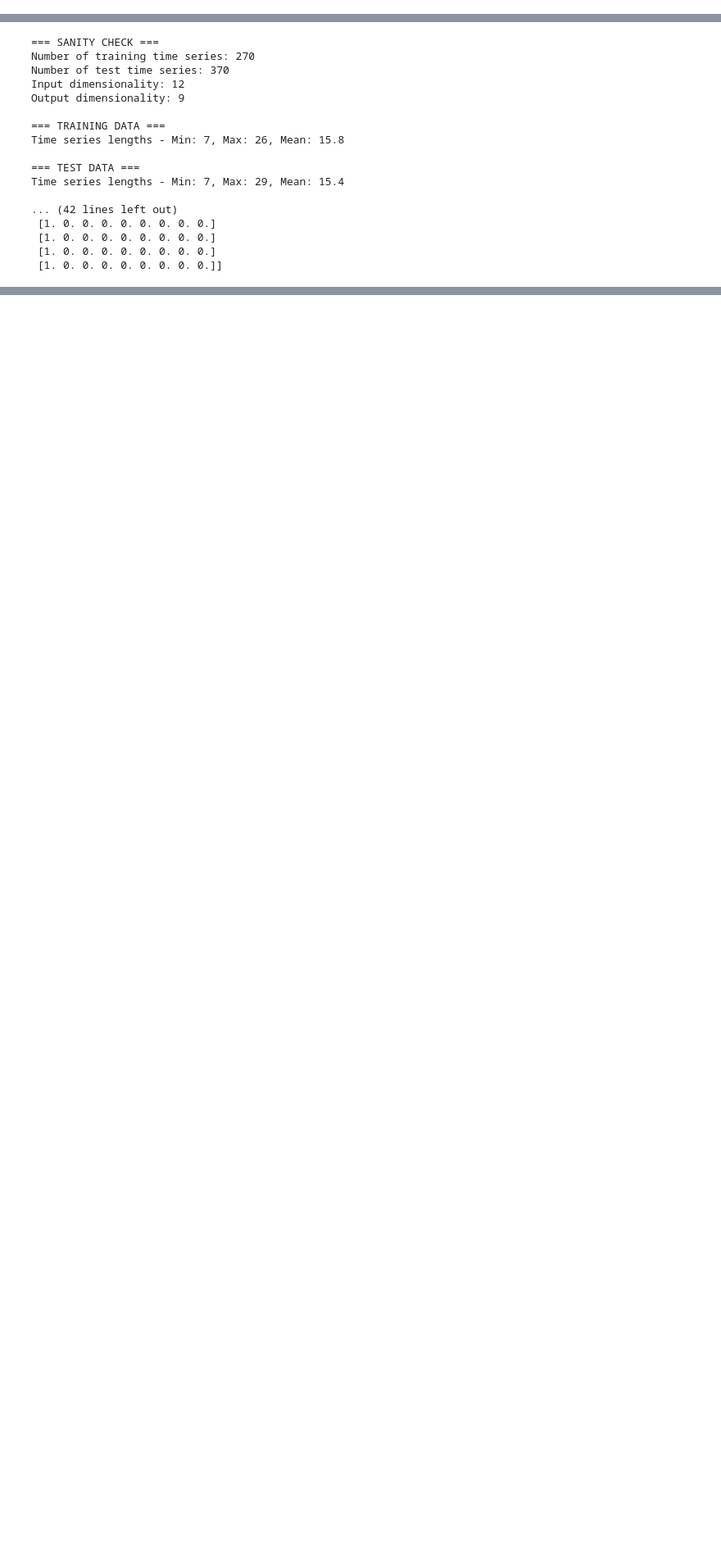
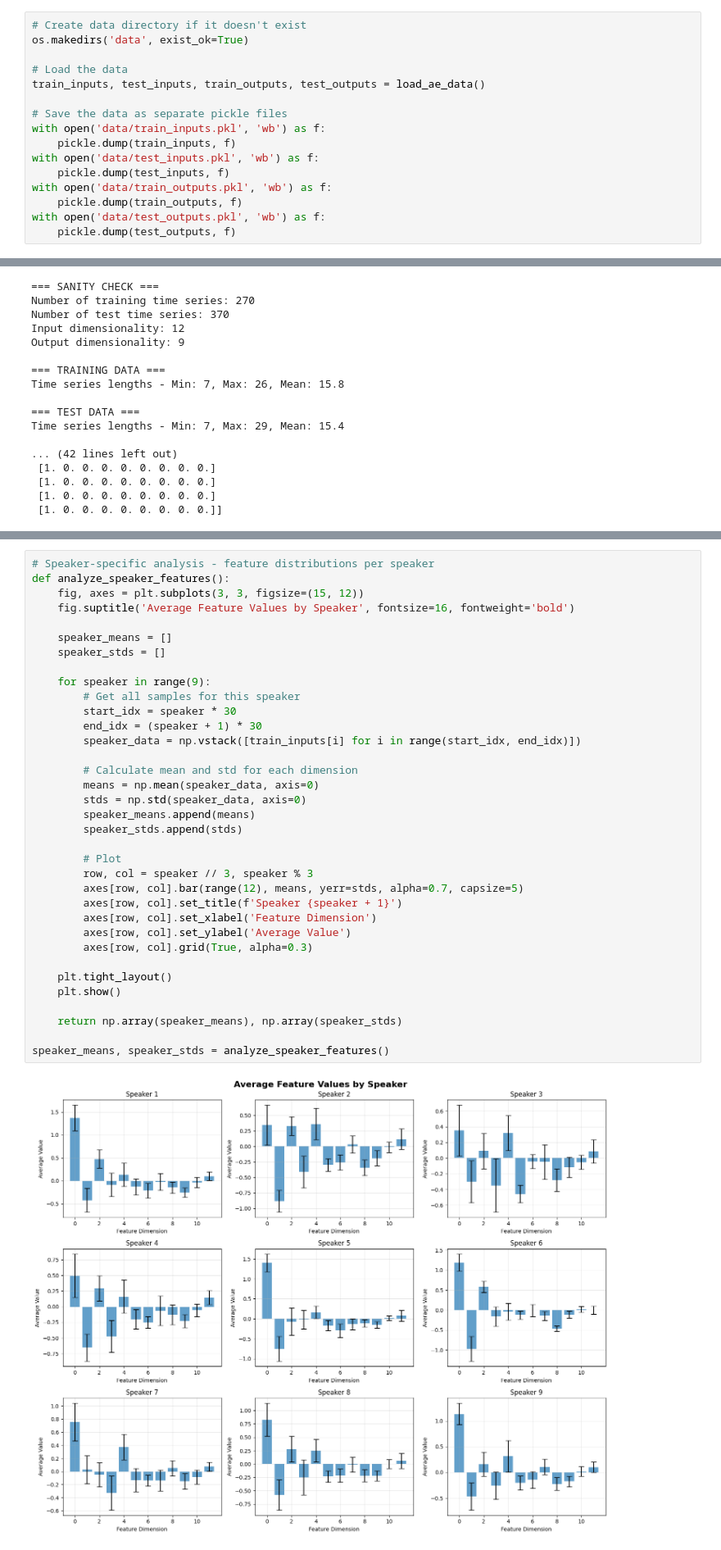
Before and after one commit to NikiLalev/advanced_ml_project, a Jupyter notebook: niki_EDA.ipynb, the cells around one changed output, grey strips where cells are left out. Shown at 82% size. Cells and saved outputs as stored; diff of their text form; blank space fills up the shorter version.

```diff
--- a/niki_EDA.ipynb
+++ b/niki_EDA.ipynb
@@ -95,0 +101,16 @@ train_inputs, test_inputs, train_outputs, test_outputs = load_ae_data()
+# %%
+# Create data directory if it doesn't exist
+os.makedirs('data', exist_ok=True)
+
+# Load the data
+train_inputs, test_inputs, train_outputs, test_outputs = load_ae_data()
+
+# Save the data as separate pickle files
+with open('data/train_inputs.pkl', 'wb') as f:
+    pickle.dump(train_inputs, f)
+with open('data/test_inputs.pkl', 'wb') as f:
+    pickle.dump(test_inputs, f)
+with open('data/train_outputs.pkl', 'wb') as f:
+    pickle.dump(train_outputs, f)
+with open('data/test_outputs.pkl', 'wb') as f:
+    pickle.dump(test_outputs, f)
@@ -243,0 +318,37 @@ Feature value ranges:
+# %%
+# Speaker-specific analysis - feature distributions per speaker
+def analyze_speaker_features():
+    fig, axes = plt.subplots(3, 3, figsize=(15, 12))
+    fig.suptitle('Average Feature Values by Speaker', fontsize=16, fontweight='bold')
+
+    speaker_means = []
+    speaker_stds = []
+
+    for speaker in range(9):
+        # Get all samples for this speaker
+        start_idx = speaker * 30
+        end_idx = (speaker + 1) * 30
+        speaker_data = np.vstack([train_inputs[i] for i in range(start_idx, end_idx)])
+
+        # Calculate mean and std for each dimension
+        means = np.mean(speaker_data, axis=0)
+        stds = np.std(speaker_data, axis=0)
+        speaker_means.append(means)
+        speaker_stds.append(stds)
+
+        # Plot
+        row, col = speaker // 3, speaker % 3
+        axes[row, col].bar(range(12), means, yerr=stds, alpha=0.7, capsize=5)
+        axes[row, col].set_title(f'Speaker {speaker + 1}')
+        axes[row, col].set_xlabel('Feature Dimension')
+        axes[row, col].set_ylabel('Average Value')
+        axes[row, col].grid(True, alpha=0.3)
+
+    plt.tight_layout()
+    plt.show()
+
+    return np.array(speaker_means), np.array(speaker_stds)
+
+speaker_means, speaker_stds = analyze_speaker_features()
+# %% [output]
+[figure, added]
```
Also changed, not shown: parts of 17 cells of this notebook, 8 other files.
